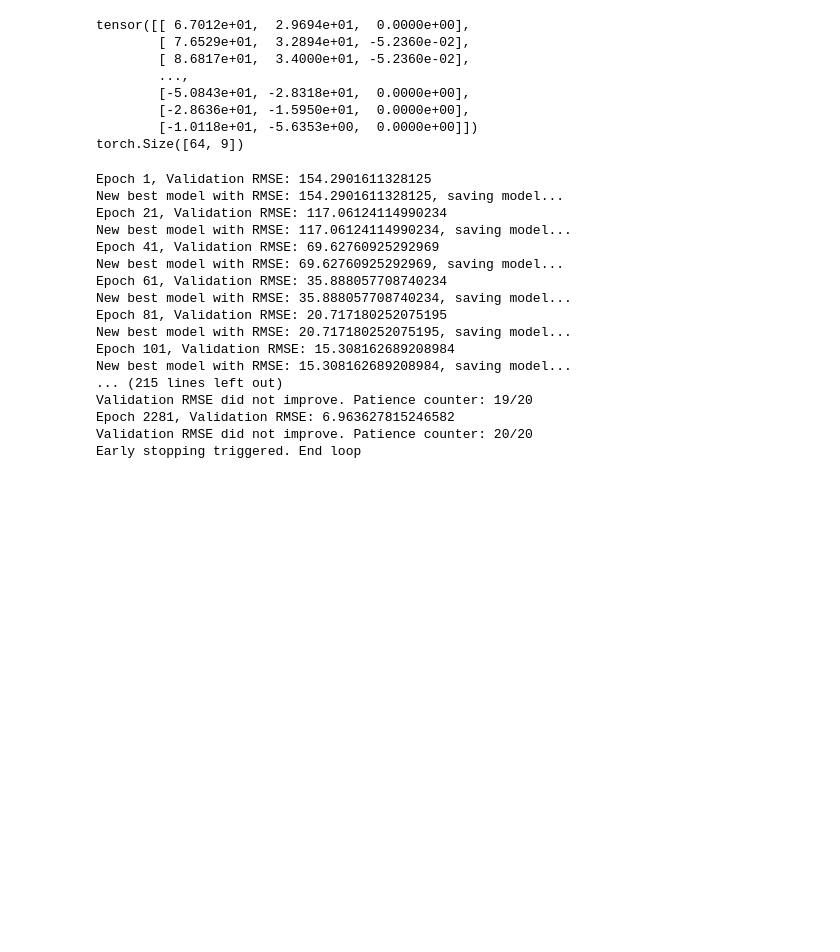
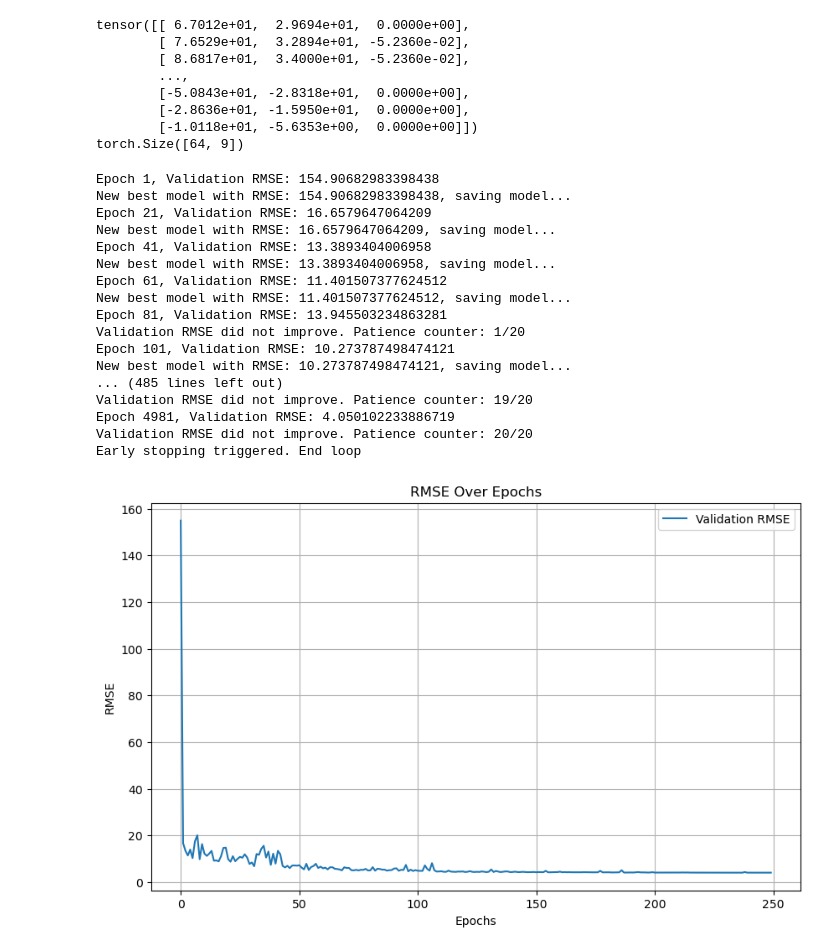
Before and after one commit to Noperi0r/KartML_Python, a Jupyter notebook: train.ipynb, the cells around one changed output. Cells and saved outputs as stored; diff of their text form; code cells hidden in the pictures; blank space fills up the shorter version.

```diff
--- a/train.ipynb
+++ b/train.ipynb
@@ -73,7 +74,7 @@ class MovePredictionModel(nn.Module):
         processed_input = self.input_layer(normalized_out)
         residual_out = self.residual_block(processed_input) # output tensor size: input_dim
 
-        out = x + residual_out
+        out = normalized_out + residual_out #
         out = self.hidden_skiplayer(out)
         out = self.leakyrelu_skiplayer(out)
         out = self.output_layer(out)
@@ -84,7 +85,7 @@ HIDDEN_DIM = 128
 OUTPUT_DIM = 3 # Pos diff x y  and rot diff z
 EPOCHS = 5000
 BATCH_SIZE = 64
-LEARNING_RATE = 1e-4 #0.0005
+LEARNING_RATE = 1e-3 # 스케쥴러 있으니 LR 좀 크게 설정
 
 OUTPUT_FILENAME = 'model/test.pth'
 DATA_PATH = 'data'
@@ -155,6 +156,17 @@ epochs = EPOCHS
 best_val_rmse = float('inf')
 criterion = nn.MSELoss()
 optimizer = torch.optim.Adam(model.parameters(), lr = LEARNING_RATE)
+
+# 스케줄러 추가
+scheduler = ReduceLROnPlateau(
+    optimizer,
+    mode='min',      # epoch_val_rmse가 낮을수록 좋은 지표
+    factor=0.5,      # LR을 1/2로 감소
+    patience=10,     # 10 epoch 동안 개선 없으면 LR 감소
+    threshold=1e-4,  # 개선 판단 임계값 (지표가 이 정도로 줄어들어야 개선으로 간주)
+    cooldown=0,
+    min_lr=1e-7,     # LR이 너무 작아지는 것 방지
+)
 
 #loss_contributions = torch.tensor([1,1,1e+2]) # Rule of thumb maybe
 y_std = y.std(dim=0)
@@ -219,46 +231,52 @@ for epoch in range(epochs):
 
         print(f"Epoch {epoch+1}, Validation RMSE: {epoch_val_rmse}")
 
+        # (중요) ReduceLROnPlateau는 step() 인자로 "검증 지표(loss)"를 넣어야 함
+        # 여기서는 epoch_val_rmse 낮을수록 좋으므로 mode='min' 설정
+        scheduler.step(epoch_val_rmse)
+
         if epoch_val_rmse < best_val_rmse:
             best_val_rmse = epoch_val_rmse
             print(f"New best model with RMSE: {best_val_rmse}, saving model...")
             torch.save(model.state_dict(), OUTPUT_FILENAME)
             es_counter = 0
         else:
             es_counter += 1
             print(f"Validation RMSE did not improve. Patience counter: {es_counter}/{patience}")
             if es_counter >= patience:
                 print("Early stopping triggered. End loop")
                 early_stop = True
                 break
     if early_stop:
-        model.load_state_dict(torch.load(output_features-OUTPUT_FILENAME))
+        model.load_state_dict(torch.load(OUTPUT_FILENAME))
+        break
 
 # Visualization
 plt.figure(figsize=(10, 6))
 plt.plot(range(len(val_rmse_list)), val_rmse_list, label='Validation RMSE')
 plt.title('RMSE Over Epochs')
 plt.xlabel('Epochs')
 plt.ylabel('RMSE')
 plt.legend()
 plt.grid()
 plt.show()
 # %% [output]
-Epoch 1, Validation RMSE: 154.2901611328125
-New best model with RMSE: 154.2901611328125, saving model...
-Epoch 21, Validation RMSE: 117.06124114990234
-New best model with RMSE: 117.06124114990234, saving model...
-Epoch 41, Validation RMSE: 69.62760925292969
-New best model with RMSE: 69.62760925292969, saving model...
-Epoch 61, Validation RMSE: 35.888057708740234
-New best model with RMSE: 35.888057708740234, saving model...
-Epoch 81, Validation RMSE: 20.717180252075195
-New best model with RMSE: 20.717180252075195, saving model...
-Epoch 101, Validation RMSE: 15.308162689208984
-New best model with RMSE: 15.308162689208984, saving model...
-... (215 lines left out)
+Epoch 1, Validation RMSE: 154.90682983398438
+New best model with RMSE: 154.90682983398438, saving model...
+Epoch 21, Validation RMSE: 16.6579647064209
+New best model with RMSE: 16.6579647064209, saving model...
+Epoch 41, Validation RMSE: 13.3893404006958
+New best model with RMSE: 13.3893404006958, saving model...
+Epoch 61, Validation RMSE: 11.401507377624512
+New best model with RMSE: 11.401507377624512, saving model...
+Epoch 81, Validation RMSE: 13.945503234863281
+Validation RMSE did not improve. Patience counter: 1/20
+Epoch 101, Validation RMSE: 10.273787498474121
+New best model with RMSE: 10.273787498474121, saving model...
+... (485 lines left out)
 Validation RMSE did not improve. Patience counter: 19/20
-Epoch 2281, Validation RMSE: 6.963627815246582
+Epoch 4981, Validation RMSE: 4.050102233886719
 Validation RMSE did not improve. Patience counter: 20/20
 Early stopping triggered. End loop
+[figure, added]
 # %%
```
Also changed, not shown: parts of 2 cells of this notebook, 2 other files.
